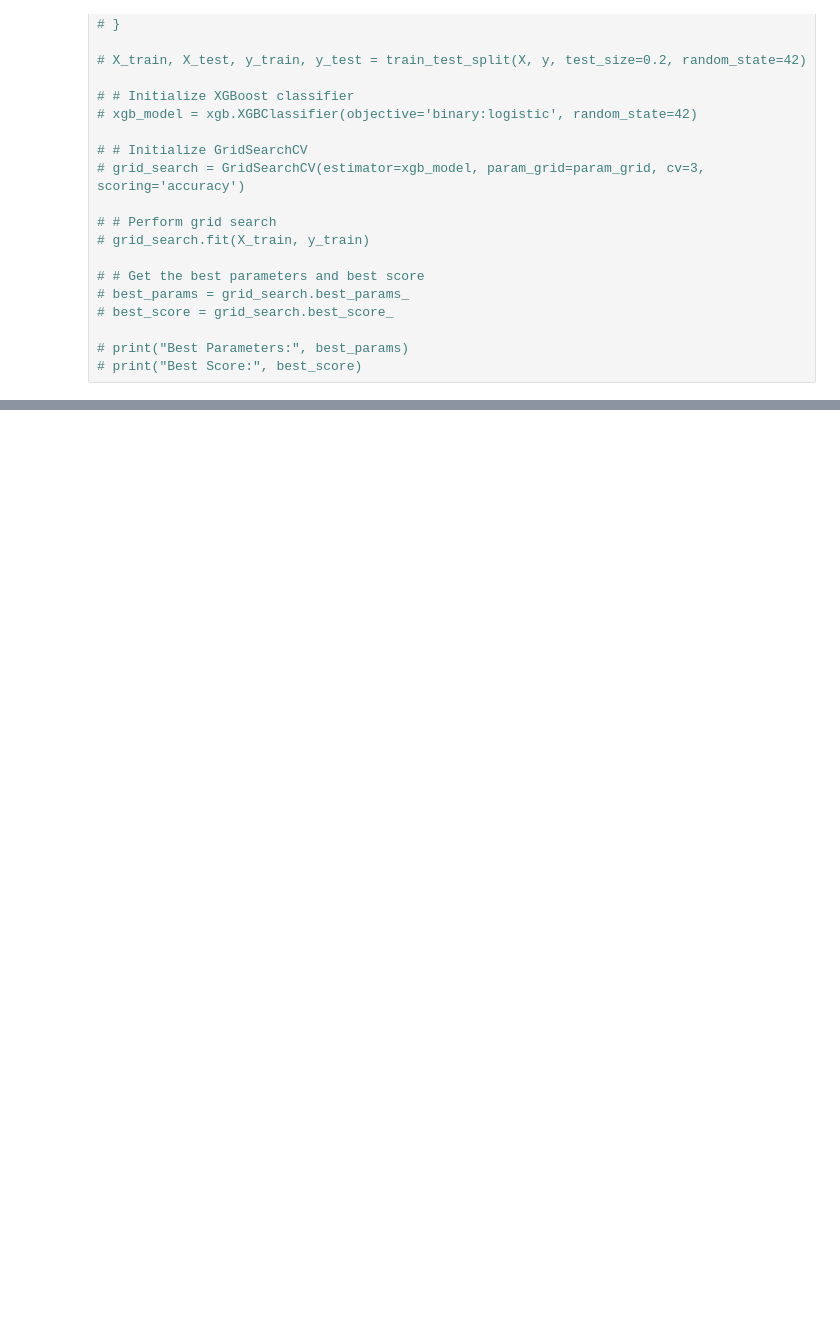
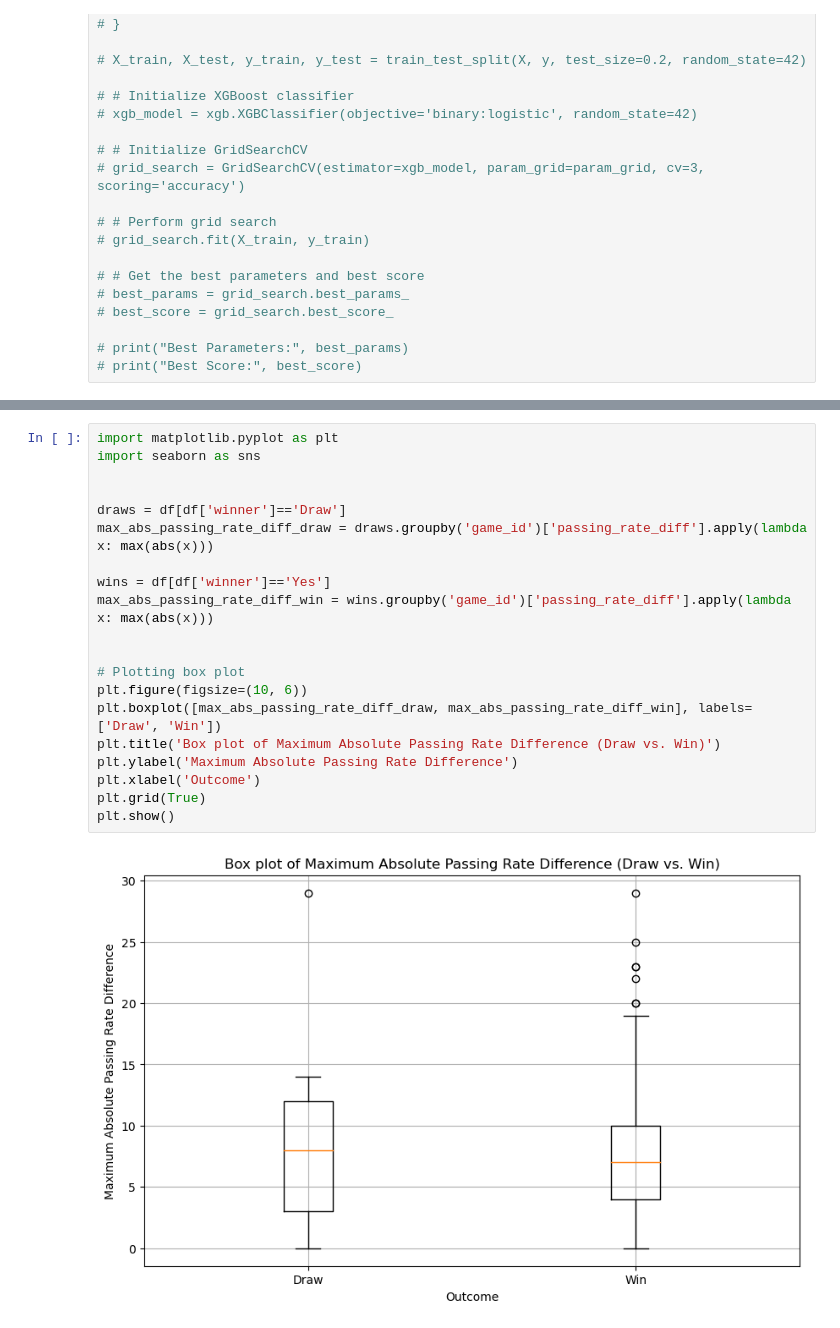
Before and after one commit to sushrutghimire1/Bundesliga-Statistical-Analysis, a Jupyter notebook: Bundesliga Questions.ipynb, the cells around one changed output, grey strips where cells are left out. Drawn from its saved outputs; the diff is of its cells as text; blank space fills up the shorter version.

```diff
--- a/Bundesliga Questions.ipynb
+++ b/Bundesliga Questions.ipynb
@@ -343,0 +403,22 @@ plt.show()
+# %%
+import matplotlib.pyplot as plt
+import seaborn as sns
+
+
+draws = df[df['winner']=='Draw']
+max_abs_passing_rate_diff_draw = draws.groupby('game_id')['passing_rate_diff'].apply(lambda x: max(abs(x)))
+
+wins = df[df['winner']=='Yes']
+max_abs_passing_rate_diff_win = wins.groupby('game_id')['passing_rate_diff'].apply(lambda x: max(abs(x)))
+
+
+# Plotting box plot
+plt.figure(figsize=(10, 6))
+plt.boxplot([max_abs_passing_rate_diff_draw, max_abs_passing_rate_diff_win], labels=['Draw', 'Win'])
+plt.title('Box plot of Maximum Absolute Passing Rate Difference (Draw vs. Win)')
+plt.ylabel('Maximum Absolute Passing Rate Difference')
+plt.xlabel('Outcome')
+plt.grid(True)
+plt.show()
+# %% [output]
+[figure, added]
```
Also changed, not shown: parts of 14 cells of this notebook.
